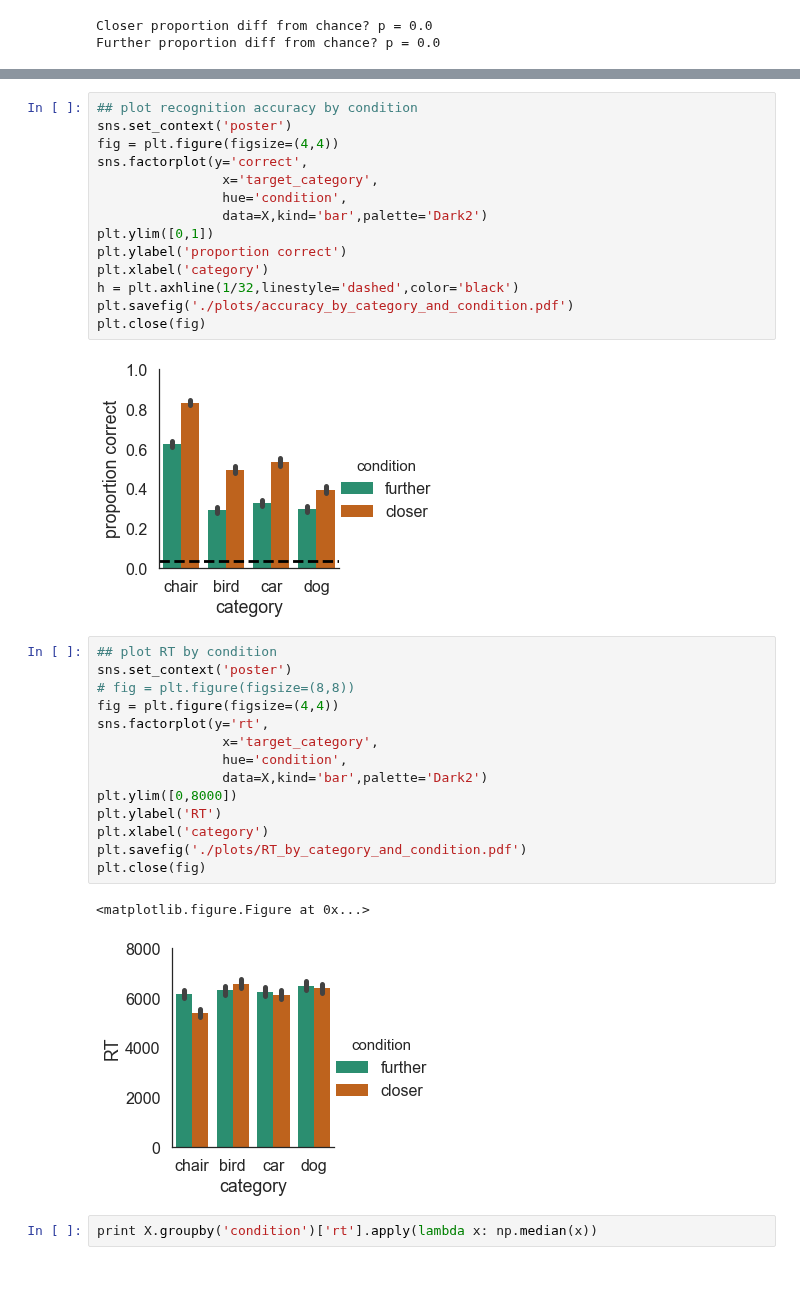
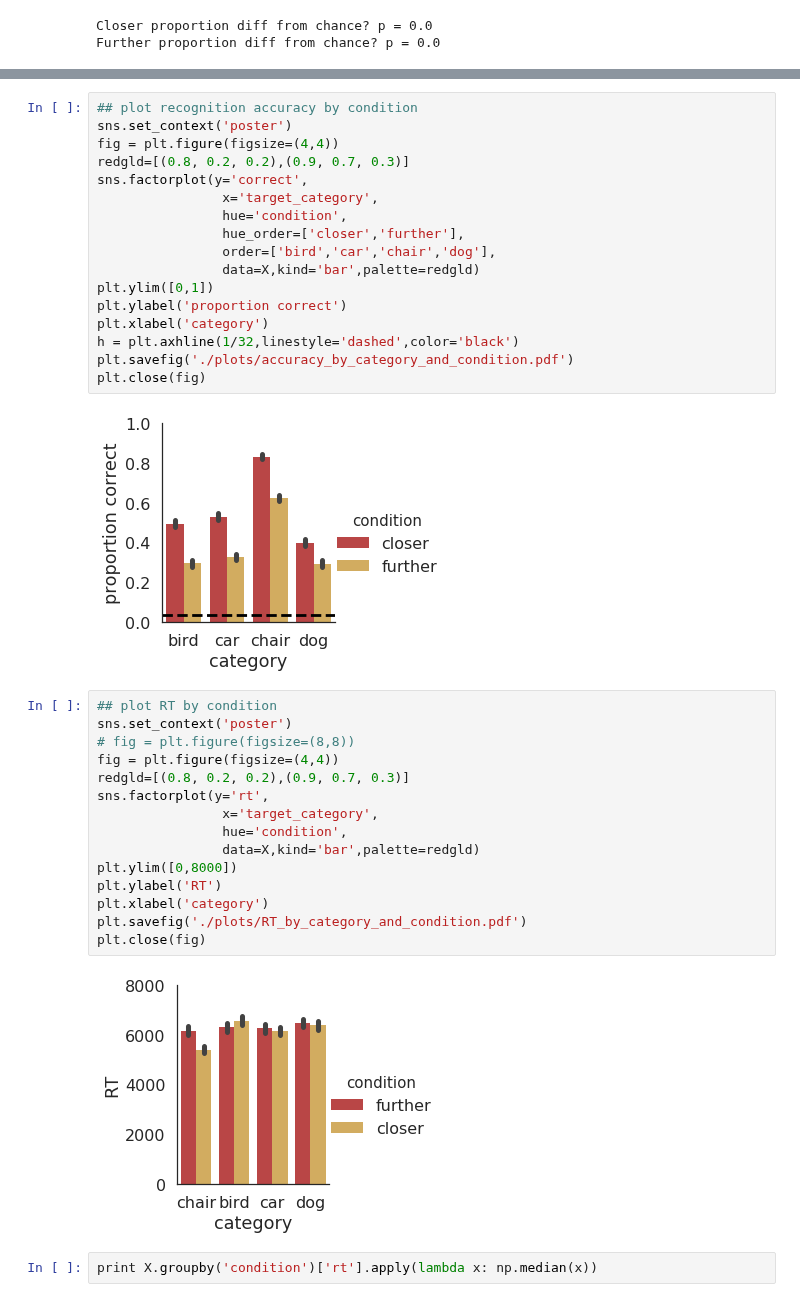
Before and after one commit to judithfan/visual_communication_in_context, a Jupyter notebook: analysis/pilot2_analysis_sketchpad_basic_recog.ipynb, the cells around one changed output, grey strips where cells are left out. Cells and saved outputs as stored; diff of their text form; blank space fills up the shorter version.

```diff
--- a/analysis/pilot2_analysis_sketchpad_basic_recog.ipynb
+++ b/analysis/pilot2_analysis_sketchpad_basic_recog.ipynb
@@ -250,10 +262,13 @@ Further proportion diff from chance? p = 0.0
 ## plot recognition accuracy by condition
 sns.set_context('poster')
 fig = plt.figure(figsize=(4,4))
+redgld=[(0.8, 0.2, 0.2),(0.9, 0.7, 0.3)]
 sns.factorplot(y='correct',
                 x='target_category',
                 hue='condition',
-                data=X,kind='bar',palette='Dark2')
+                hue_order=['closer','further'],
+                order=['bird','car','chair','dog'],
+                data=X,kind='bar',palette=redgld)
 plt.ylim([0,1])
 plt.ylabel('proportion correct')
 plt.xlabel('category')
@@ -261,24 +276,24 @@ h = plt.axhline(1/32,linestyle='dashed',color='black')
 plt.savefig('./plots/accuracy_by_category_and_condition.pdf')
 plt.close(fig)
 # %% [output]
-[figure, old version]
+[figure, new version]
 # %%
 ## plot RT by condition
 sns.set_context('poster')
 # fig = plt.figure(figsize=(8,8))
 fig = plt.figure(figsize=(4,4))
+redgld=[(0.8, 0.2, 0.2),(0.9, 0.7, 0.3)]
 sns.factorplot(y='rt',
                 x='target_category',
                 hue='condition',
-                data=X,kind='bar',palette='Dark2')
+                data=X,kind='bar',palette=redgld)
 plt.ylim([0,8000])
 plt.ylabel('RT')
 plt.xlabel('category')
 plt.savefig('./plots/RT_by_category_and_condition.pdf')
 plt.close(fig)
 # %% [output]
-<matplotlib.figure.Figure at 0x...>
-[figure, old version]
+[figure, new version]
 # %%
 print X.groupby('condition')['rt'].apply(lambda x: np.median(x))
 # %% [output]
```
Also changed, not shown: parts of 2 cells of this notebook, 6 other files.
